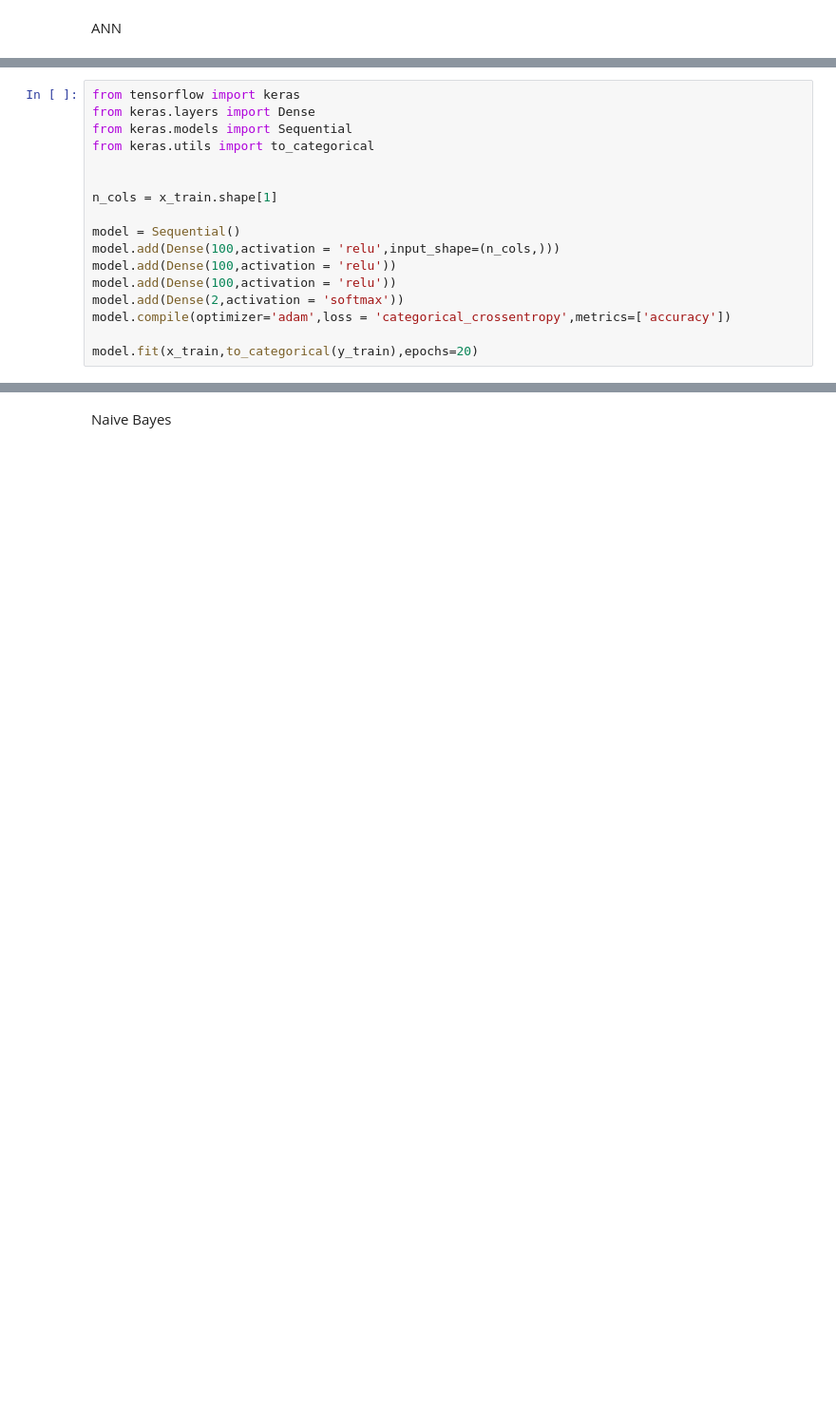
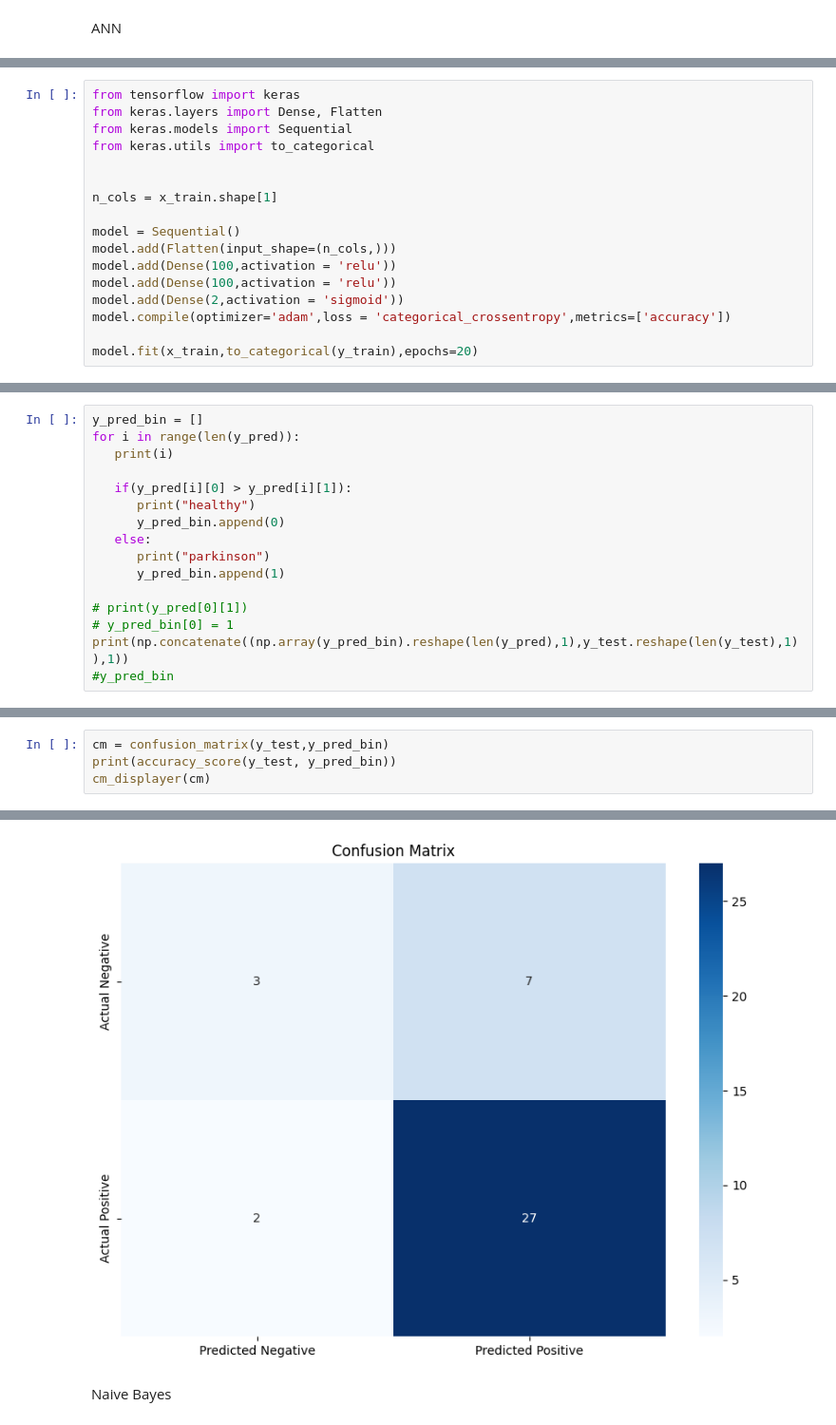
Before and after one commit to praveen1826/PDP, a Jupyter notebook: PDP_ML.ipynb, the cells around one changed output, grey strips where cells are left out. Shown at 95% size. Cells and saved outputs as stored; diff of their text form; blank space fills up the shorter version.

```diff
--- a/PDP_ML.ipynb
+++ b/PDP_ML.ipynb
@@ -448,6 +381,6 @@ ANN
 # %%
 from tensorflow import keras
-from keras.layers import Dense
+from keras.layers import Dense, Flatten
 from keras.models import Sequential
 from keras.utils import to_categorical
 
@@ -455,10 +388,10 @@ from keras.utils import to_categorical
 n_cols = x_train.shape[1]
 
 model = Sequential()
-model.add(Dense(100,activation = 'relu',input_shape=(n_cols,)))
+model.add(Flatten(input_shape=(n_cols,)))
 model.add(Dense(100,activation = 'relu'))
 model.add(Dense(100,activation = 'relu'))
-model.add(Dense(2,activation = 'softmax'))
+model.add(Dense(2,activation = 'sigmoid'))
 model.compile(optimizer='adam',loss = 'categorical_crossentropy',metrics=['accuracy'])
 
 model.fit(x_train,to_categorical(y_train),epochs=20)
@@ -506,0 +442,16 @@ array([[0.1467883 , 0.85321164],
+# %%
+y_pred_bin = []
+for i in range(len(y_pred)):
+   print(i)
+
+   if(y_pred[i][0] > y_pred[i][1]):
+      print("healthy")
+      y_pred_bin.append(0)
+   else:
+      print("parkinson")
+      y_pred_bin.append(1)
+
+# print(y_pred[0][1])
+# y_pred_bin[0] = 1
+print(np.concatenate((np.array(y_pred_bin).reshape(len(y_pred),1),y_test.reshape(len(y_test),1)),1))
+#y_pred_bin
@@ -506,0 +476,5 @@ array([[0.1467883 , 0.85321164],
+# %%
+cm = confusion_matrix(y_test,y_pred_bin)
+print(accuracy_score(y_test, y_pred_bin))
+cm_displayer(cm)
+# %% [output]
@@ -507,3 +482,4 @@ array([[0.1467883 , 0.85321164],
+[figure, added]
 # %% [markdown]
 Naive Bayes
 # %%
```
Also changed, not shown: parts of 59 cells of this notebook, 11 other files.
